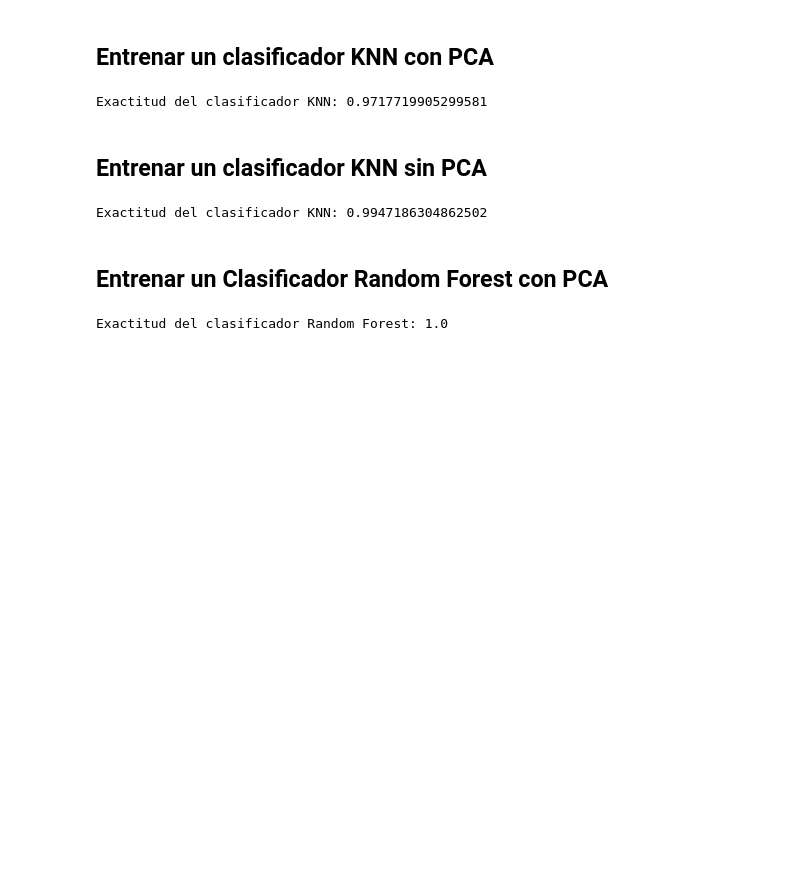
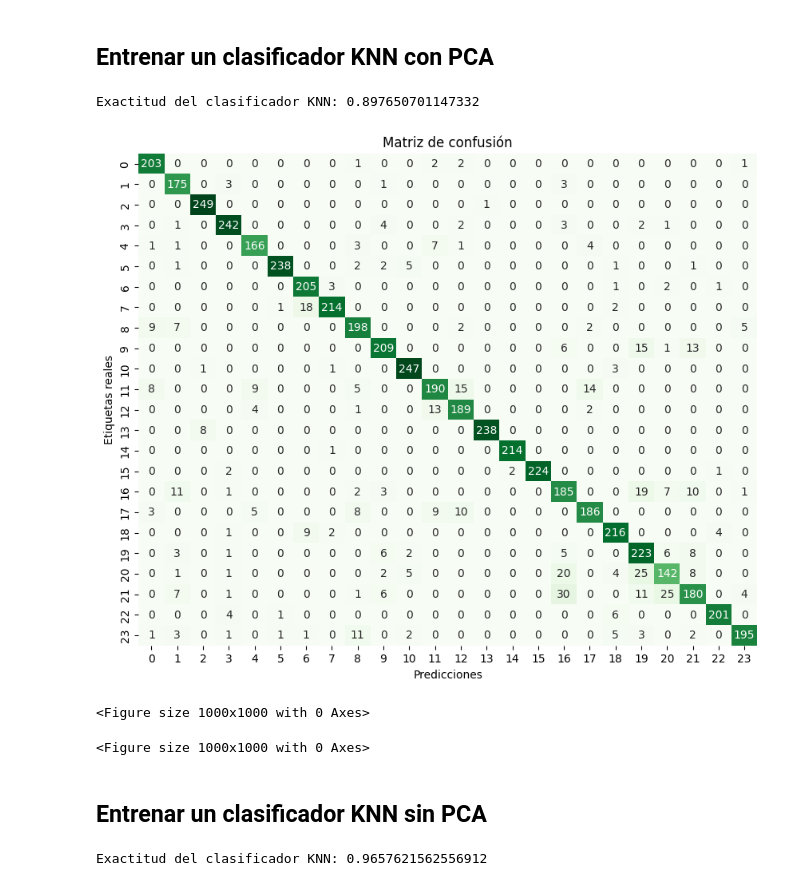
Before and after one commit to A01741304/Codigo-F009, a Jupyter notebook: images_pca.ipynb, the cells around one changed output. Saved outputs shown, nothing was run; the diff lists cells and outputs as text; code cells hidden in the pictures; blank space fills up the shorter version.

```diff
--- a/images_pca.ipynb
+++ b/images_pca.ipynb
@@ -269,23 +276,42 @@ Dimensiones de E (matriz de eigenvectores seleccionados): (784, 22)
 # %%
 from sklearn.neighbors import KNeighborsClassifier
 from sklearn.metrics import accuracy_score
 
 
-knn = KNeighborsClassifier(n_neighbors=5)  # Usamos 5 vecinos como ejemplo
+knn = KNeighborsClassifier(n_neighbors=22)  # Usamos 5 vecinos como ejemplo
 knn.fit(X_train_pca, y_train)  # Etiquetas solo para el conjunto de entrenamiento
 
 # Realizar predicciones en el conjunto de prueba
 predictions = knn.predict(X_test_pca)
 
 # Evaluar el modelo
 accuracy = accuracy_score(y_test, predictions)
 print("Exactitud del clasificador KNN:", accuracy)
+
+# Matriz de confusión
+from sklearn.metrics import confusion_matrix
+import seaborn as sns
+
+cm = confusion_matrix(y_test, predictions)
+plt.figure(figsize=(10, 8))
+sns.heatmap(cm, annot=True, fmt="d", cmap="Greens", cbar=False)
+plt.xlabel("Predicciones")
+plt.ylabel("Etiquetas reales")
+plt.title("Matriz de confusión")
+plt.show()
 # %% [output]
-Exactitud del clasificador KNN: 0.9717719905299581
+Exactitud del clasificador KNN: 0.897650701147332
+[figure, added]
+# %%
+# Graficar algunas predicciones con 2 componentes principales
+plt.figure(figsize=(10, 10))
+# %% [output]
+<Figure size 1000x1000 with 0 Axes>
+<Figure size 1000x1000 with 0 Axes>
 # %% [markdown]
 ## Entrenar un clasificador KNN sin PCA
 # %%
-knn = KNeighborsClassifier(n_neighbors=5)  # Usamos 5 vecinos como ejemplo
+knn = KNeighborsClassifier(n_neighbors=22)  # Usamos 22 vecinos como ejemplo
 knn.fit(X_train, y_train)  # Etiquetas solo para el conjunto de entrenamiento
 
 # Realizar predicciones en el conjunto de prueba
@@ -295,21 +321,4 @@ predictions = knn.predict(X_test)
 accuracy = accuracy_score(y_test, predictions)
 print("Exactitud del clasificador KNN:", accuracy)
 # %% [output]
-Exactitud del clasificador KNN: 0.9947186304862502
+Exactitud del clasificador KNN: 0.9657621562556912
-# %% [markdown]
-## Entrenar un Clasificador Random Forest con PCA
-# %%
-# Entrenar un clasificador Random Forest con los datos transformados
-from sklearn.ensemble import RandomForestClassifier
-
-rf = RandomForestClassifier(n_estimators=100, random_state=42)
-rf.fit(X_train_pca, y_train)  # Entrenar con los datos transformados
-
-# Realizar predicciones en el conjunto de prueba
-predictions = rf.predict(X_test_pca)
-
-# Evaluar el modelo
-accuracy = accuracy_score(y_test, predictions)
-print("Exactitud del clasificador Random Forest:", accuracy)
-# %% [output]
-Exactitud del clasificador Random Forest: 1.0
```
Also changed, not shown: parts of 14 cells of this notebook.
